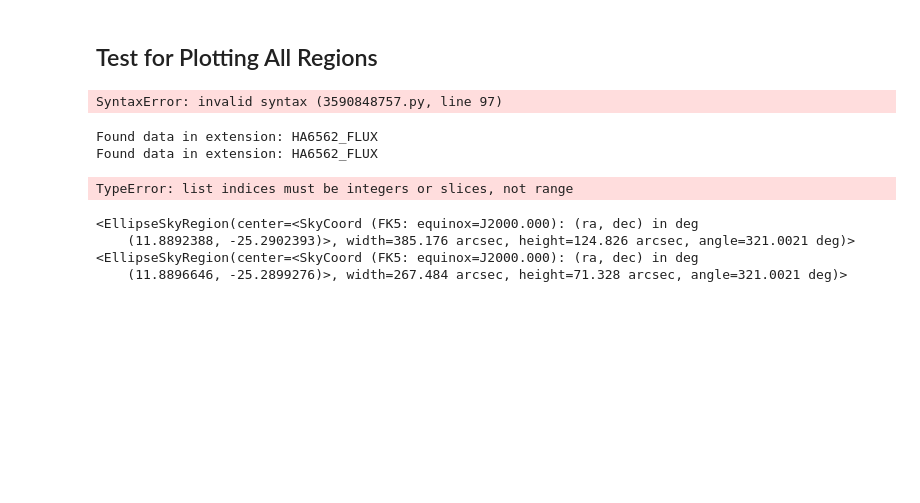
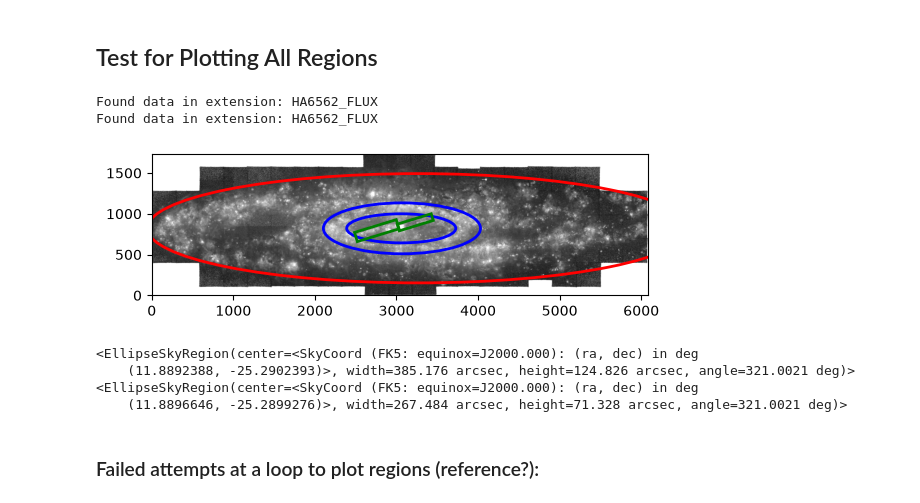
Before and after one commit to myasmedley/Environment-Mask-of-NGC-253, a Jupyter notebook: 3RegionsTest.ipynb, the cells around one changed output. Drawn from its saved outputs; the diff is of its cells as text; code cells hidden in the pictures; blank space fills up the shorter version.

Commit message:
actual successful plot of 3 regions on ha
the other version didnt save oops

```diff
--- a/3RegionsTest.ipynb
+++ b/3RegionsTest.ipynb
@@ -83,9 +83,11 @@ class DisplayData:
 
 
 
-    def plot_region(self, filepath, regionfile, color, norm, vmin, vmax):
+    def plot_region(self, filepath, disk_regionfile, ring_regionfile, bar_regionfile, color, norm, vmin, vmax):
         self.filepath = filepath
-        self.regionfile = regionfile
+        self.disk_regionfile = disk_regionfile
+        self.ring_regionfile = ring_regionfile
+        self.bar_regionfile = bar_regionfile
         self.color = color # DS9 region
         self.norm = norm
         self.vmin = vmin
@@ -109,24 +111,30 @@ class DisplayData:
         # access region file via parsing & converting data from wcs to pixel. the 0 is for the FIRST region plotted
         # for i in regionfile??? what i want to do is for each region in the regionfile, plot each region if an index exists for that region
 
-        for region in regionfile:
-            index = [0:2]
-            region = Regions.read(regionfile)[index].to_pixel(wcs)
-            region.plot(ax=ax, color=self.color, lw=2.0)
-
+        disk_region = Regions.read(disk_regionfile)[0].to_pixel(wcs)
+        ring_region1 = Regions.read(ring_regionfile)[0].to_pixel(wcs) # access region file via
+        ring_region2 = Regions.read(ring_regionfile)[1].to_pixel(wcs) # the one corresponds to
+        bar_region = Regions.read(bar_regionfile)[0].to_pixel(wcs)
+        bar_region2 = Regions.read (bar_regionfile)[1].to_pixel(wcs)
         fig, ax = plt.subplots()
         ax.imshow(data, cmap='gray', origin='lower', norm=self.norm, vmin=self.vmin, vmax=self.vmax)
+        disk_region.plot(ax=ax, color='red', lw=2.0)
+        ring_region1.plot(ax=ax, color= 'blue', lw=2.0)
+        ring_region2.plot(ax=ax, color='blue', lw=2.0)
+        bar_region.plot(ax=ax, color= 'green', lw=2.0)
+        bar_region2.plot(ax=ax, color= 'green', lw=2.0)
+        plt.savefig('H-alpha, 3Regions')
-# %% [output]
-SyntaxError: invalid syntax (3590848757.py, line 97)
 # %%
 ha_file = r"C:\Users\Lamat\OneDrive - The Ohio State University\Lamat NGC 253 Environment Mask\Plotting Regions\NGC0253_Ha.fits"
 ha_data = DisplayData(ha_file)
+ha_disk_regionfile = r"C:\Users\Lamat\OneDrive - The Ohio State University/Lamat NGC 253 Environment Mask/Plotting Regions/disk_ha_regionfile_adjusted71626_muse.reg"
 ha_ring_regionfile = r"C:\Users\Lamat\OneDrive - The Ohio State University/Lamat NGC 253 Environment Mask/Plotting Regions/ring_ha_regionfile_muse_2.reg"
-ha_data.plot_region(ha_file, ha_ring_regionfile, color='blue', norm = 'log', vmin=30, vmax=30000)
+ha_bar_regionfile = r"C:\Users\Lamat\OneDrive - The Ohio State University/Lamat NGC 253 Environment Mask/Plotting Regions/bar_ha_regionfile_muse_twoboxes.reg"
+ha_data.plot_region(ha_file, ha_disk_regionfile, ha_ring_regionfile, ha_bar_regionfile, color='blue', norm = 'log', vmin=30, vmax=30000)
 # %% [output]
 Found data in extension: HA6562_FLUX
 Found data in extension: HA6562_FLUX
-TypeError: list indices must be integers or slices, not range
+[figure, added]
 # %%
 # okay i'm testing this out using documentation from https://pyregion.readthedocs.io/en/latest/getting_started.html. im changing all of the pyregion stuff to the Regions package ive been using, but the code is exactly what i need i think (famous last words)
 ha_region = r"C:\Users\Lamat\OneDrive - The Ohio State University/Lamat NGC 253 Environment Mask/Plotting Regions/ring_ha_regionfile_muse_2.reg"
@@ -136,3 +144,5 @@ ha_r = Regions.read(ha_region, format='ds9')
     (11.8892388, -25.2902393)>, width=385.176 arcsec, height=124.826 arcsec, angle=321.0021 deg)>
 <EllipseSkyRegion(center=<SkyCoord (FK5: equinox=J2000.000): (ra, dec) in deg
     (11.8896646, -25.2899276)>, width=267.484 arcsec, height=71.328 arcsec, angle=321.0021 deg)>
+# %% [markdown]
+### Failed attempts at a loop to plot regions (reference?):
```
Also changed, not shown: parts of 1 cell of this notebook.
